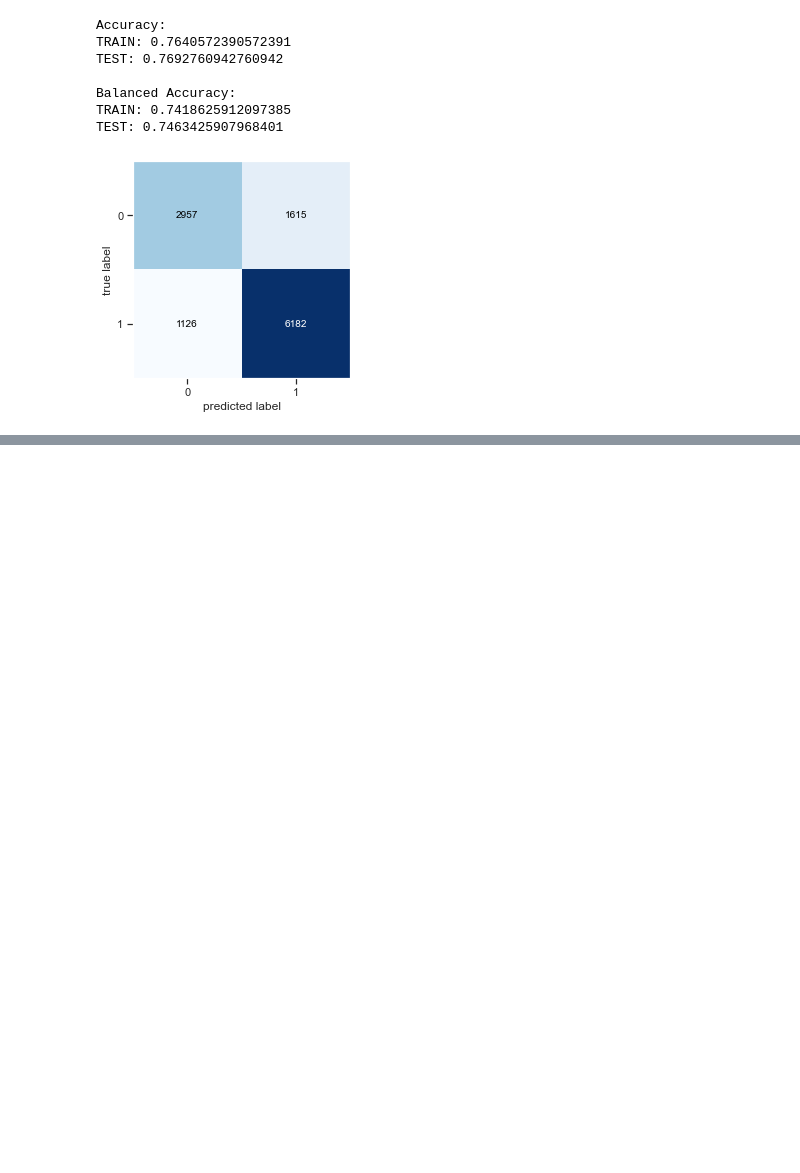
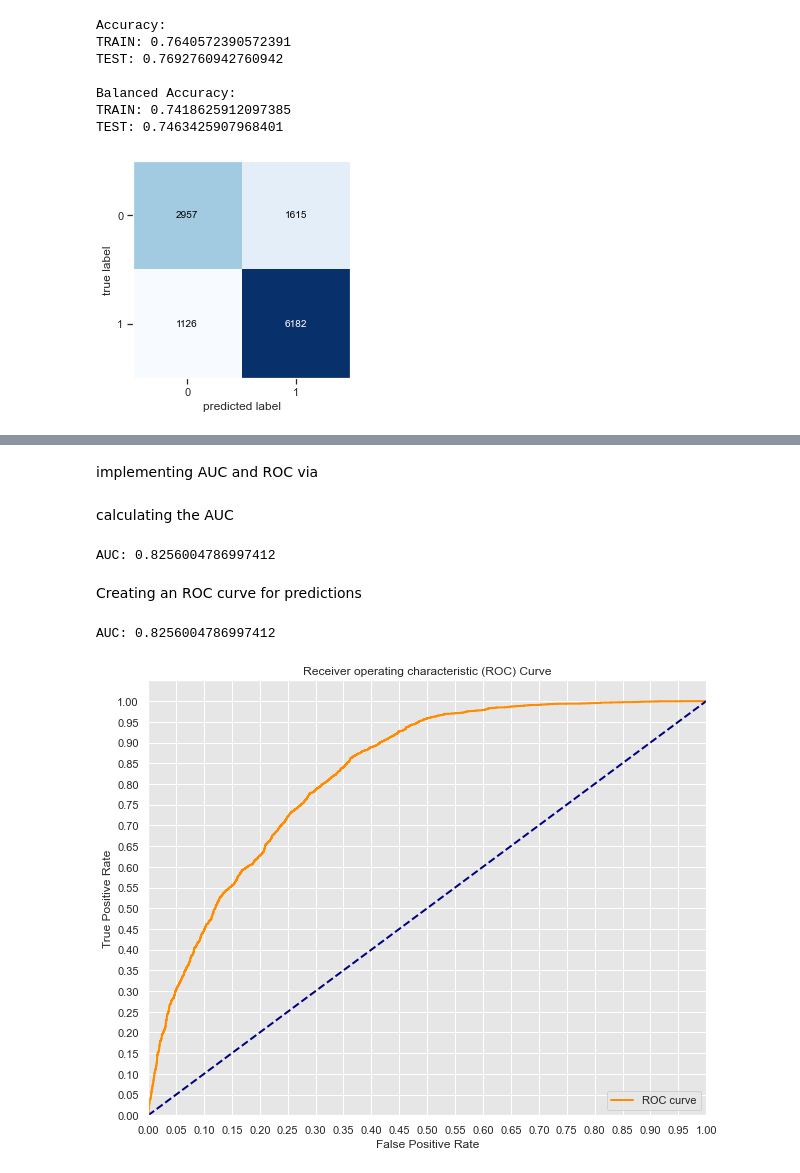
Before and after one commit to waitipeter/TANZANIA-WATER-WELLS-PROJECT, a Jupyter notebook: Modelling Tanzania water points.ipynb, the cells around one changed output, grey strips where cells are left out. Saved outputs shown, nothing was run; the diff lists cells and outputs as text; code cells hidden in the pictures; blank space fills up the shorter version.

```diff
--- a/Modelling Tanzania water points.ipynb
+++ b/Modelling Tanzania water points.ipynb
@@ -225,0 +260,46 @@ plt.show()
+# %% [markdown]
+implementing AUC and ROC via
+# %%
+from sklearn.metrics import roc_curve, auc
+
+# Scikit-learn's built in roc_curve method returns the fpr, tpr, and thresholds
+# for various decision boundaries given the case member probabilites
+
+# First calculate the probability scores of each of the datapoints:
+y_score = pipe.fit(X_train, y_train).decision_function(X_test)
+
+fpr, tpr, thresholds = roc_curve(y_test, y_score)
+# %% [markdown]
+calculating the AUC
+# %%
+print('AUC: {}'.format(auc(fpr, tpr)))
+# %% [output]
+AUC: 0.8256004786997412
+# %% [markdown]
+Creating an ROC curve for  predictions
+# %%
+import matplotlib.pyplot as plt
+import seaborn as sns
+%matplotlib inline
+
+# Seaborn's beautiful styling
+sns.set_style('darkgrid', {'axes.facecolor': '0.9'})
+
+print('AUC: {}'.format(auc(fpr, tpr)))
+plt.figure(figsize=(10, 8))
+lw = 2
+plt.plot(fpr, tpr, color='darkorange',
+         lw=lw, label='ROC curve')
+plt.plot([0, 1], [0, 1], color='navy', lw=lw, linestyle='--')
+plt.xlim([0.0, 1.0])
+plt.ylim([0.0, 1.05])
+plt.yticks([i/20.0 for i in range(21)])
+plt.xticks([i/20.0 for i in range(21)])
+plt.xlabel('False Positive Rate')
+plt.ylabel('True Positive Rate')
+plt.title('Receiver operating characteristic (ROC) Curve')
+plt.legend(loc='lower right')
+plt.show()
+# %% [output]
+AUC: 0.8256004786997412
+[figure, added]
```
Also changed, not shown: parts of 3 cells of this notebook.
